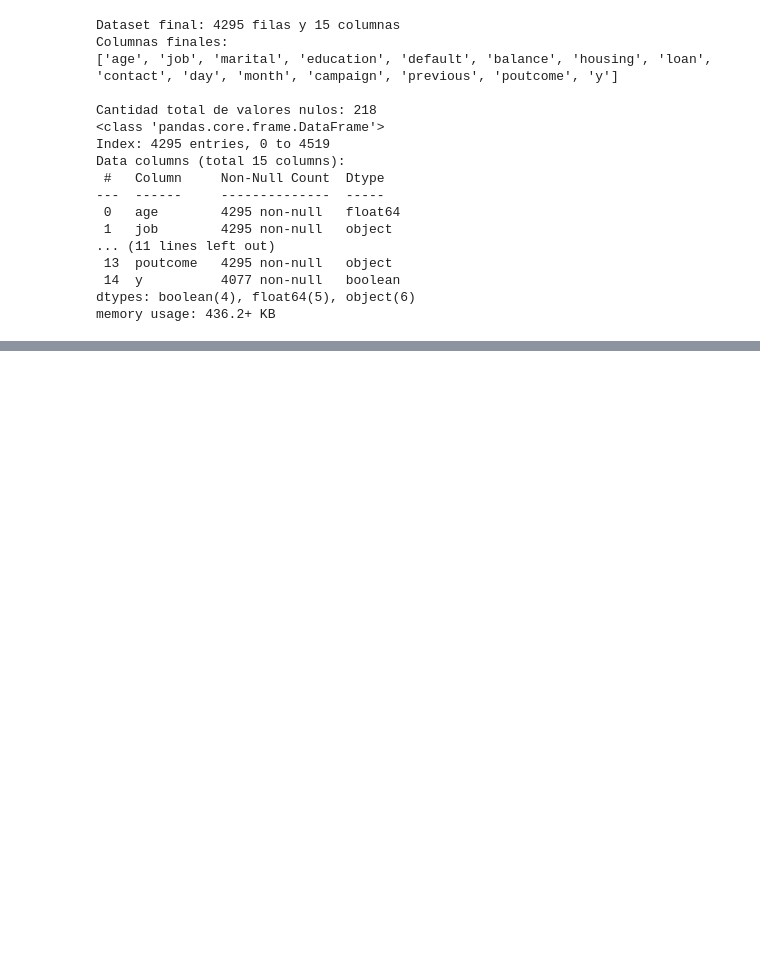
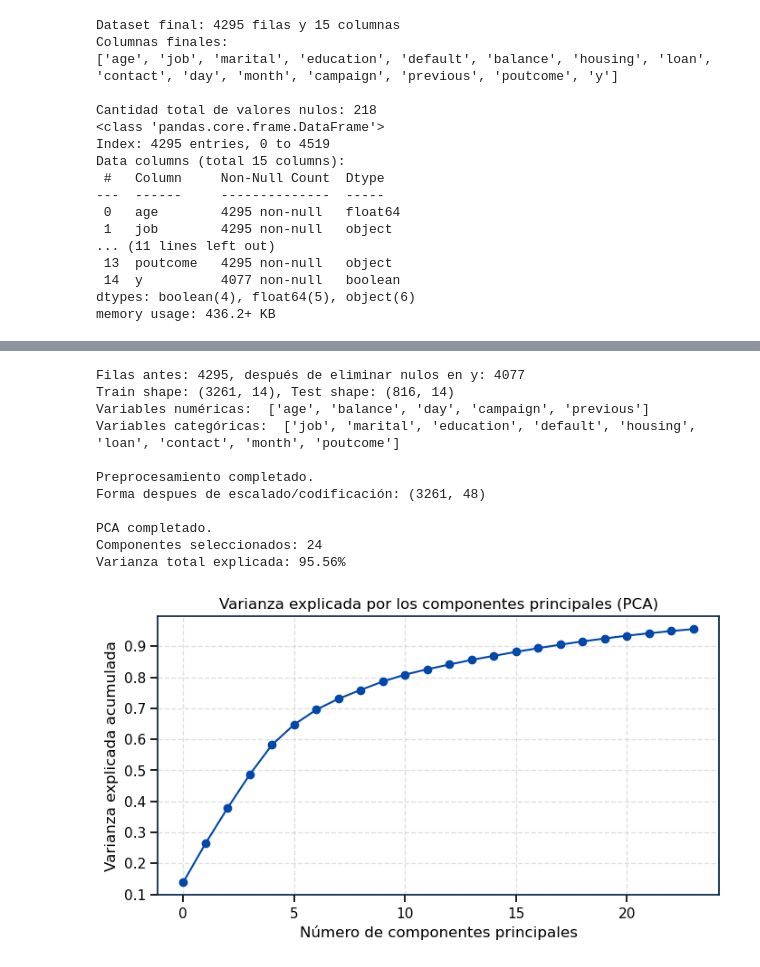
Before and after one commit to AnaMenoni/ProyectoAnalisisDeDatos, a Jupyter notebook: proyecto.ipynb, the cells around one changed output, grey strips where cells are left out. Saved outputs shown, nothing was run; the diff lists cells and outputs as text; code cells hidden in the pictures; blank space fills up the shorter version.

Commit message:
Normalización y PCA con los datos para entrenar el modelo.

```diff
--- a/proyecto.ipynb
+++ b/proyecto.ipynb
@@ -586,0 +591,80 @@ memory usage: 436.2+ KB
+# %%
+df_aux = df_cleaned.copy()
+
+# Separación de variable objetivo (target) y features
+
+target_col = "y" #variable objetivo (ésta indica si se abre o no un depósito a largo plazo)
+df_train = df_aux.dropna(subset=[target_col]) #para el entrenamiento considero solo las filas útiles
+print(f"Filas antes: {df_cleaned.shape[0]}, después de eliminar nulos en y: {df_train.shape[0]}")
+
+X = df_train.drop(columns=[target_col]) #variables predictoras (todas menos "y")
+y = df_train[target_col]
+
+# Se separa el conjunto de entrenamiento y prueba
+X_train, X_test, y_train, y_test = train_test_split(X,y,test_size=0.2,random_state=42,stratify=y)
+
+print(f"Train shape: {X_train.shape}, Test shape: {X_test.shape}")
+
+# Se identifican variables numéricas y categóricas, permitiendo aplicar diferentes transformaciones a cada tipo
+
+numeric_cols = X_train.select_dtypes(include="float64").columns
+categorical_cols = X_train.select_dtypes(include=["object", "boolean"]).columns
+
+print("Variables numéricas: ", list(numeric_cols))
+print("Variables categóricas: ", list(categorical_cols))
+
+# Se define el preprocesador
+# Se usa StandardScaler para normalizar variables numéricas
+# Se usa OneHotEncoder para transformar las categóricas.
+
+preprocessor = ColumnTransformer(
+    transformers=[
+        ("num", StandardScaler(), numeric_cols),
+        ("cat", OneHotEncoder(handle_unknown="ignore"), categorical_cols)
+    ]
+)
+
+# Se ajusta el preprocesador solo con los datos de entrenamiento
+X_train_scaled = preprocessor.fit_transform(X_train)
+X_test_scaled = preprocessor.transform(X_test)
+
+print("\nPreprocesamiento completado.")
+print(f"Forma despues de escalado/codificación: {X_train_scaled.shape}")
+
+# PCA con datos ya normalizados (solo train)
+pca = PCA(n_components=0.95) #conserva los componentes que explican el 95% de la varianza total
+
+X_train_pca = pca.fit_transform(X_train_scaled.toarray())
+X_test_pca = pca.transform(X_test_scaled.toarray())
+
+# Visualización de resultados del PCA
+
+print("\nPCA completado.")
+print(f"Componentes seleccionados: {pca.n_components_}")
+print(f"Varianza total explicada: {pca.explained_variance_ratio_.sum():.2%}")
+
+# Se grafica la varianza explicada por cada componente
+plt.figure(figsize=(8,4))
+plt.plot(np.cumsum(pca.explained_variance_ratio_), marker='o')
+plt.xlabel("Número de componentes principales")
+plt.ylabel("Varianza explicada acumulada")
+plt.title("Varianza explicada por los componentes principales (PCA)")
+plt.grid(True)
+plt.show()
+
+# Análisis sobre cuáles variables influyen más en los primeros componentes
+componentes = pd.DataFrame(pca.components_, columns=preprocessor.get_feature_names_out())
+componentes.head(10)
+# %% [output]
+Filas antes: 4295, después de eliminar nulos en y: 4077
+Train shape: (3261, 14), Test shape: (816, 14)
+Variables numéricas:  ['age', 'balance', 'day', 'campaign', 'previous']
+Variables categóricas:  ['job', 'marital', 'education', 'default', 'housing', 'loan', 'contact', 'month', 'poutcome']
+
+Preprocesamiento completado.
+Forma despues de escalado/codificación: (3261, 48)
+
+PCA completado.
+Componentes seleccionados: 24
+Varianza total explicada: 95.56%
+[figure, added]
```
Also changed, not shown: parts of 3 cells of this notebook.
